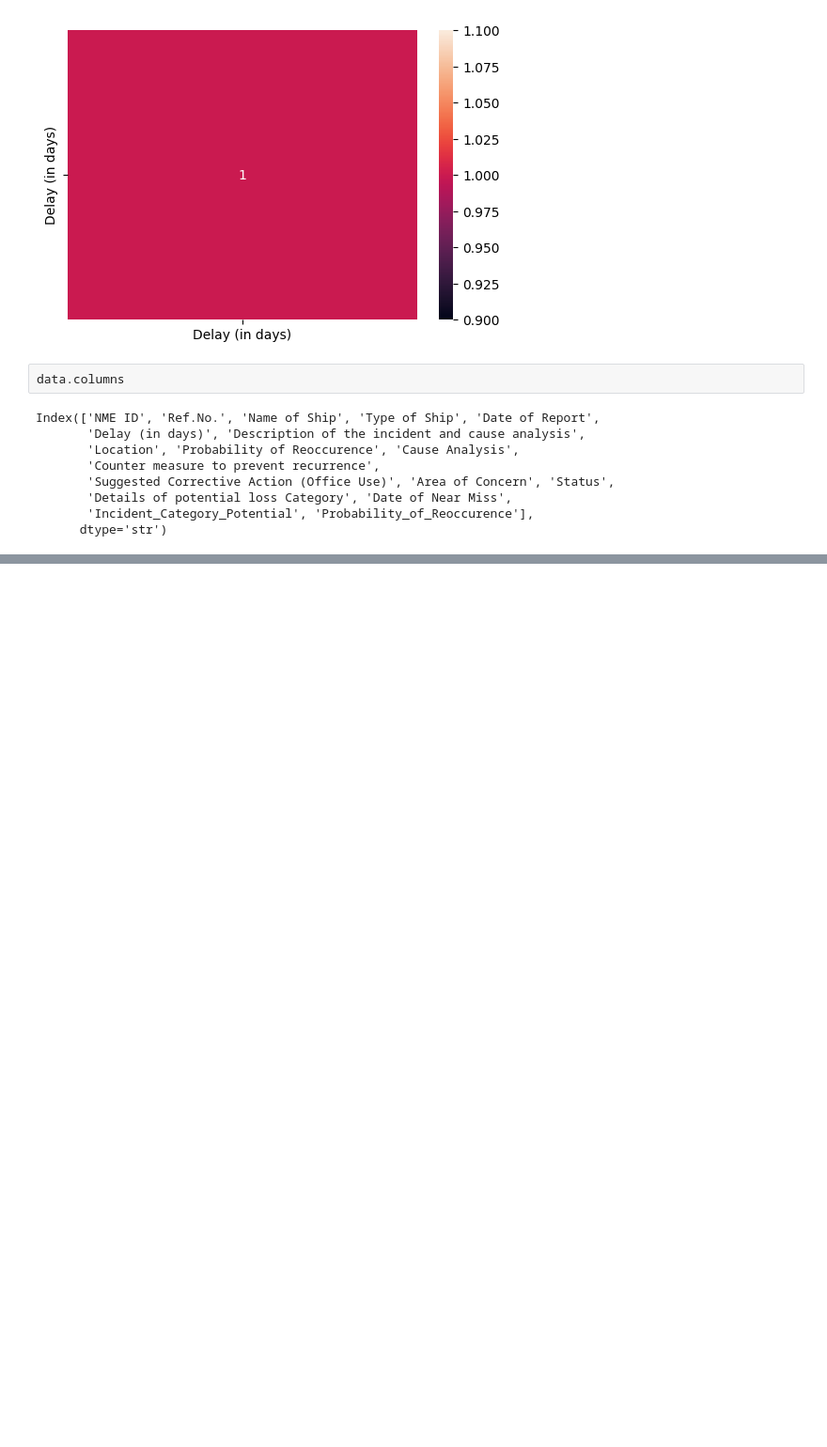
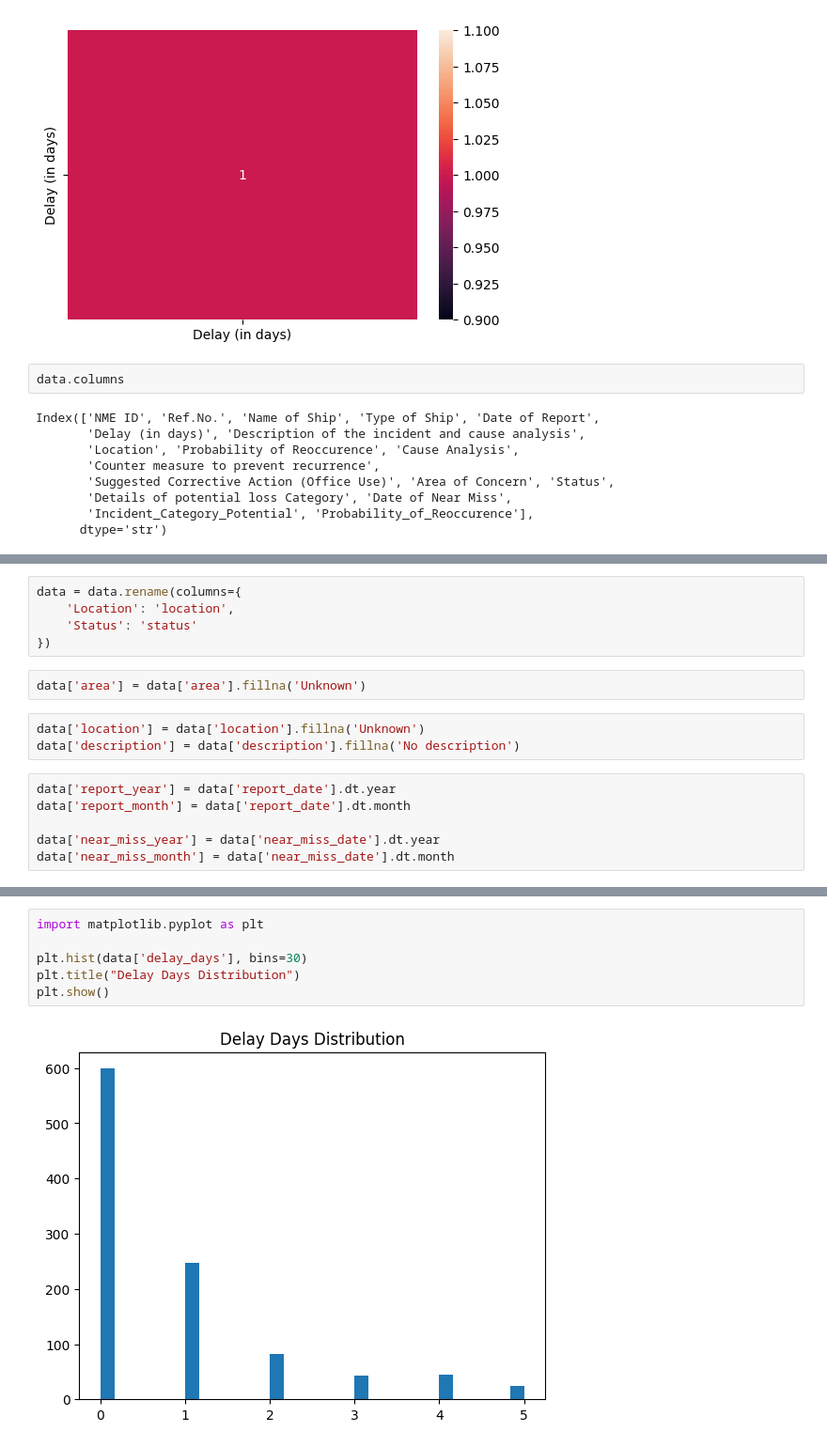
Before and after one commit to kiranr12r/Data-cleaning-and-EDA, a Jupyter notebook: cleaned-data/NMDatabase.ipynb, the cells around one changed output, grey strips where cells are left out. Shown at 94% size. Cells and saved outputs as stored; diff of their text form; blank space fills up the shorter version.

```diff
--- a/cleaned-data/NMDatabase.ipynb
+++ b/cleaned-data/NMDatabase.ipynb
@@ -994,0 +1068,16 @@ Index(['NME ID', 'Ref.No.', 'Name of Ship', 'Type of Ship', 'Date of Report',
+# %%
+data = data.rename(columns={
+    'Location': 'location',
+    'Status': 'status'
+})
+# %%
+data['area'] = data['area'].fillna('Unknown')
+# %%
+data['location'] = data['location'].fillna('Unknown')
+data['description'] = data['description'].fillna('No description')
+# %%
+data['report_year'] = data['report_date'].dt.year
+data['report_month'] = data['report_date'].dt.month
+
+data['near_miss_year'] = data['near_miss_date'].dt.year
+data['near_miss_month'] = data['near_miss_date'].dt.month
@@ -994,0 +1103,8 @@ Index(['NME ID', 'Ref.No.', 'Name of Ship', 'Type of Ship', 'Date of Report',
+# %%
+import matplotlib.pyplot as plt
+
+plt.hist(data['delay_days'], bins=30)
+plt.title("Delay Days Distribution")
+plt.show()
+# %% [output]
+[figure, added]
```
Also changed, not shown: parts of 12 cells of this notebook.
